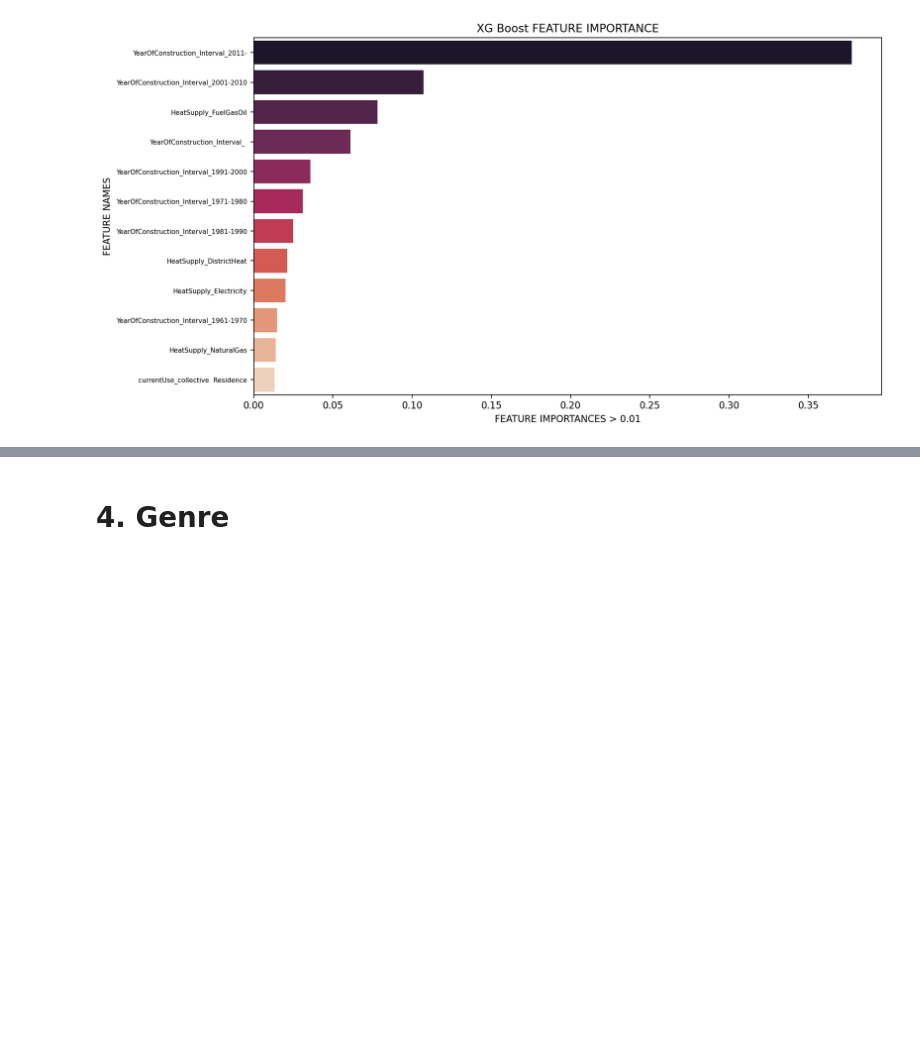
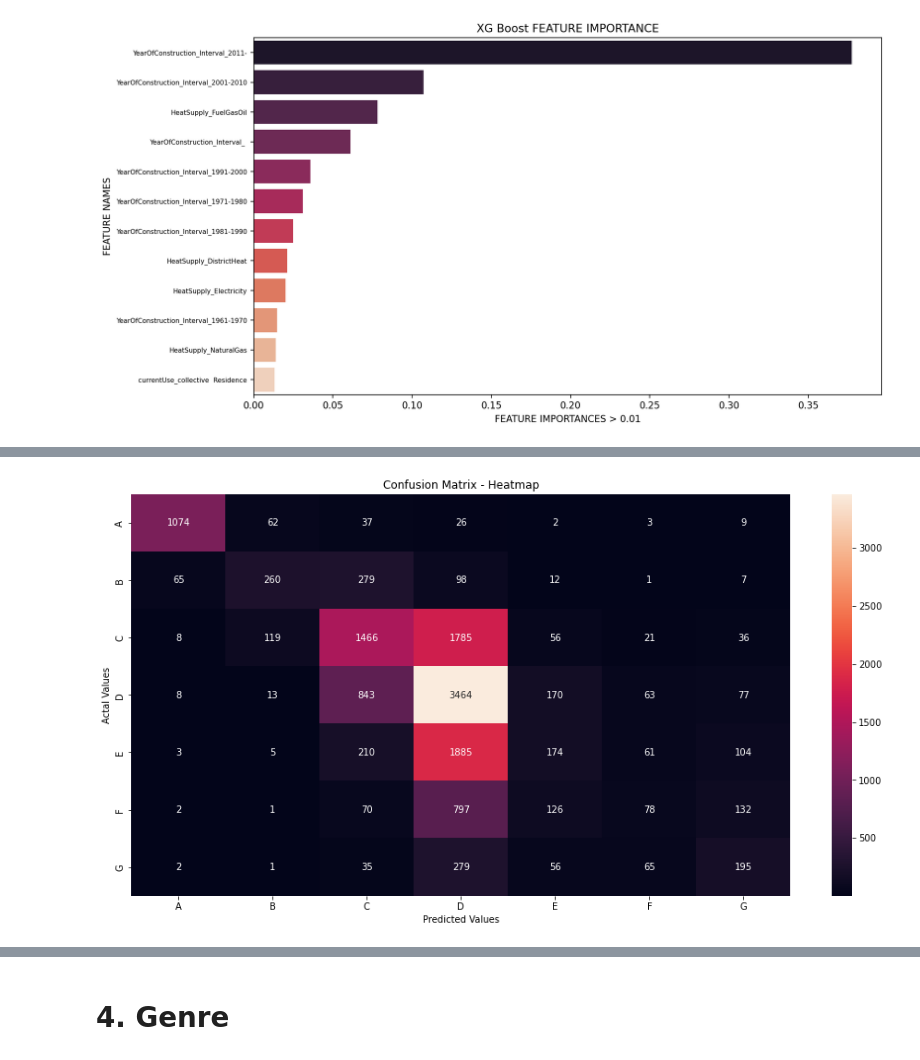
Before and after one commit to oliversvane/DTU_SocialDataProject, a Jupyter notebook: Project_1_exploratory.ipynb, the cells around one changed output, grey strips where cells are left out. Saved outputs shown, nothing was run; the diff lists cells and outputs as text; code cells hidden in the pictures; blank space fills up the shorter version.

```diff
--- a/Project_1_exploratory.ipynb
+++ b/Project_1_exploratory.ipynb
@@ -683,0 +805,6 @@ plot_feature_importance(model_xg.feature_importances_,labels,"XG Boost")
+# %%
+X_train, X_test, y_train, y_test = train_test_split(x, y, test_size=0.20, random_state=42)
+
+model_xg = XGBClassifier(objective ='binary:logistic',verbosity = 0,silent=True)
+model_xg.fit(X_train, y_train)
+y_pred = model_xg.predict(X_test) #Collapsed due to label warning from XGpackage
@@ -683,0 +821,11 @@ plot_feature_importance(model_xg.feature_importances_,labels,"XG Boost")
+# %%
+params = {
+ "learning_rate" : [0.05,0.10,0.15,0.20,0.25,0.30],
+ "max_depth" : [ 3, 4, 5, 6, 8, 10, 12, 15],
+ "min_child_weight" : [ 1, 3, 5, 7 ],
+ "gamma": [ 0.0, 0.1, 0.2 , 0.3, 0.4 ],
+ "colsample_bytree" : [ 0.3, 0.4, 0.5 , 0.7 ]
+}
+# %%
+rs_model=RandomizedSearchCV(model_xg,param_distributions=params,n_iter=5,scoring='roc_auc',n_jobs=-1,cv=5,verbose=0)
+rs_model.fit(X_train,y_train)
@@ -683,0 +901,14 @@ plot_feature_importance(model_xg.feature_importances_,labels,"XG Boost")
+# %%
+cm = confusion_matrix(y_test, y_pred)
+cm_df = pd.DataFrame(cm,
+                     index = sorted(list(df.EnergyLabelClassification.unique())),
+                     columns = sorted(list(df.EnergyLabelClassification.unique())))
+#Plotting the confusion matrix
+plt.figure(figsize=(16,8))
+sns.heatmap(cm_df, annot=True,fmt='g')
+plt.title('Confusion Matrix - Heatmap')
+plt.ylabel('Actal Values')
+plt.xlabel('Predicted Values')
+plt.show()
+# %% [output]
+[figure, added]
```
Also changed, not shown: parts of 24 cells of this notebook.
